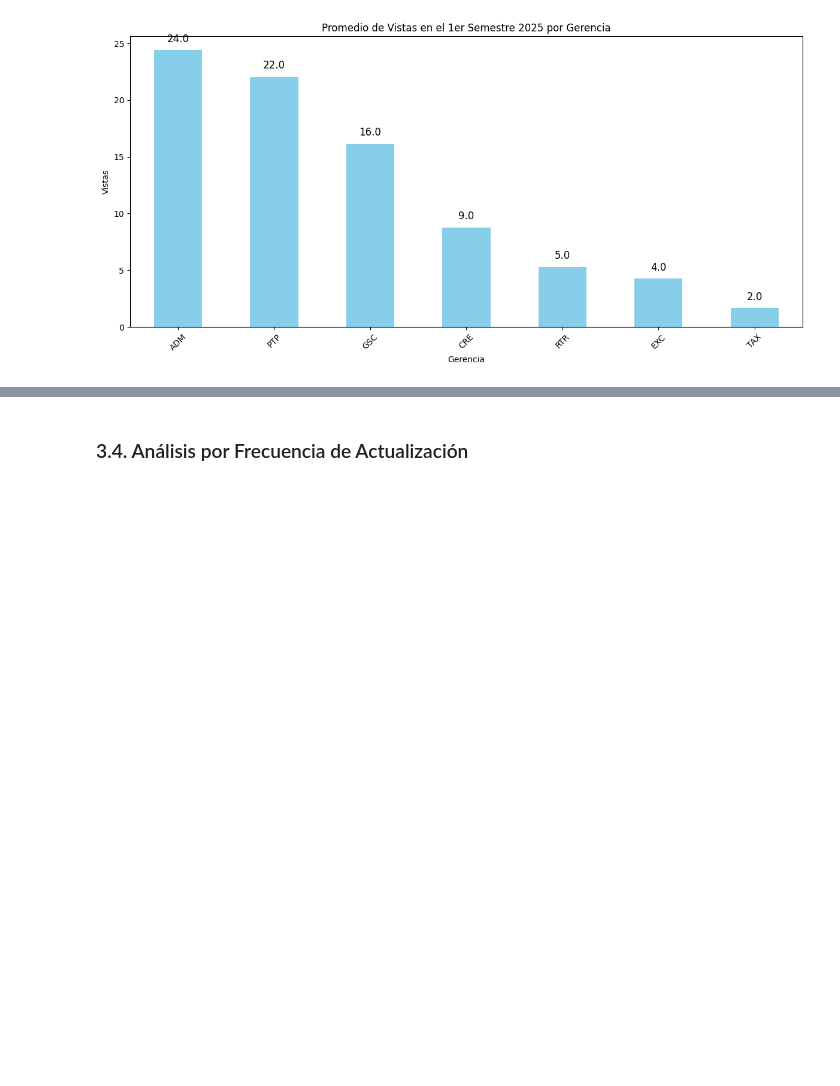
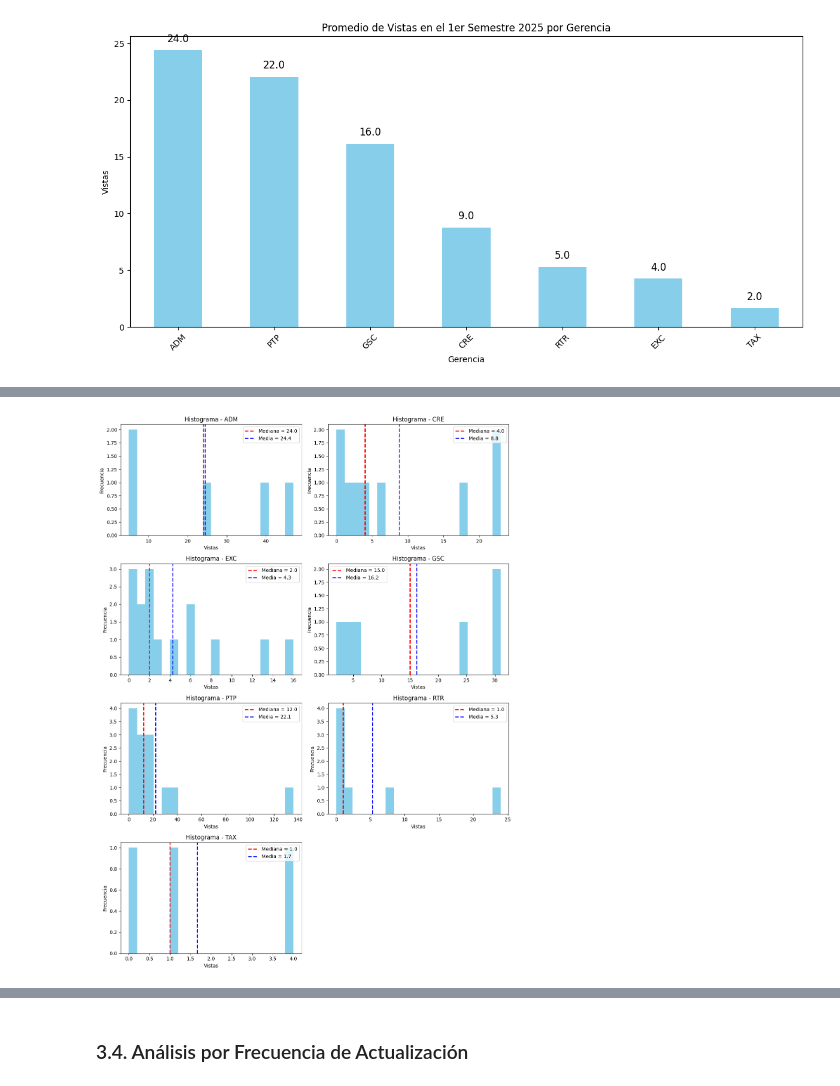
Before and after one commit to alessandroperales74/alicorp_eda_dashboards, a Jupyter notebook: eda_dashboards.ipynb, the cells around one changed output, grey strips where cells are left out. Cells and saved outputs as stored; diff of their text form; code cells hidden in the pictures; blank space fills up the shorter version.

```diff
--- a/eda_dashboards.ipynb
+++ b/eda_dashboards.ipynb
@@ -119,0 +156,36 @@ plt.show()
+# %%
+# Obtener lista única de gerencias
+gerencias = df['Gerencia'].unique()
+num_gerencias = len(gerencias)
+
+# Configurar subplots: 2 columnas, suficientes filas
+cols = 2
+rows = (num_gerencias + 1) // cols  # redondear hacia arriba, ya que son 7 gerencias
+
+fig, axes = plt.subplots(rows, cols, figsize=(12, 4 * rows))
+axes = axes.flatten()  # para acceder como una lista plana
+
+# Crear un histograma por gerencia
+for i, gerencia in enumerate(gerencias):
+    ax = axes[i]
+    datos = df[df['Gerencia'] == gerencia]['prom_vistas_1_sem_2025']
+    mediana_i = datos.median()
+    media_i = datos.mean()
+
+    # Configurar valores
+    ax.hist(datos, bins=20, color='skyblue')
+    ax.axvline(x=mediana_i,color='red',linestyle='--',linewidth=2,label=f'Mediana = {mediana_i:.1f}')
+    ax.axvline(x=media_i,color='blue',linestyle='--',linewidth=2,label=f'Media = {media_i:.1f}')
+    ax.set_title(f'Histograma - {gerencia}')
+    ax.legend()
+    ax.set_xlabel('Vistas')
+    ax.set_ylabel('Frecuencia')
+
+# Si sobran subplots vacíos (en este caso, 1), los ocultamos
+for j in range(i+1, len(axes)):
+    fig.delaxes(axes[j])
+
+plt.tight_layout()
+plt.show()
+# %% [output]
+[figure, added]
```
Also changed, not shown: parts of 17 cells of this notebook.
